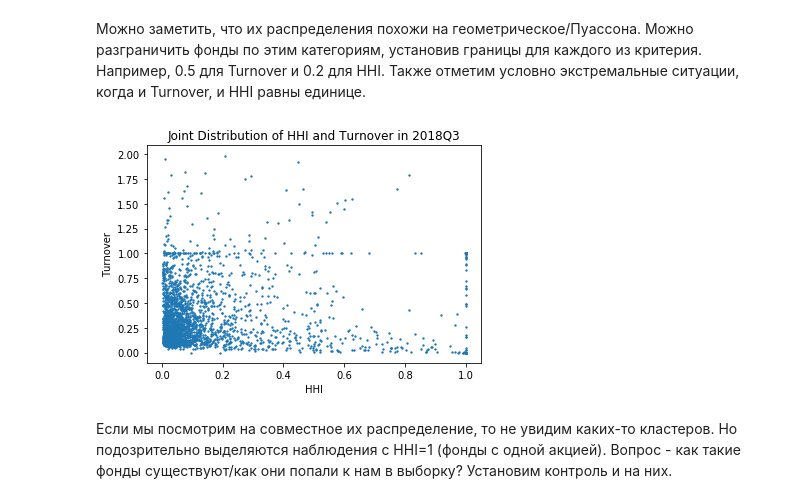
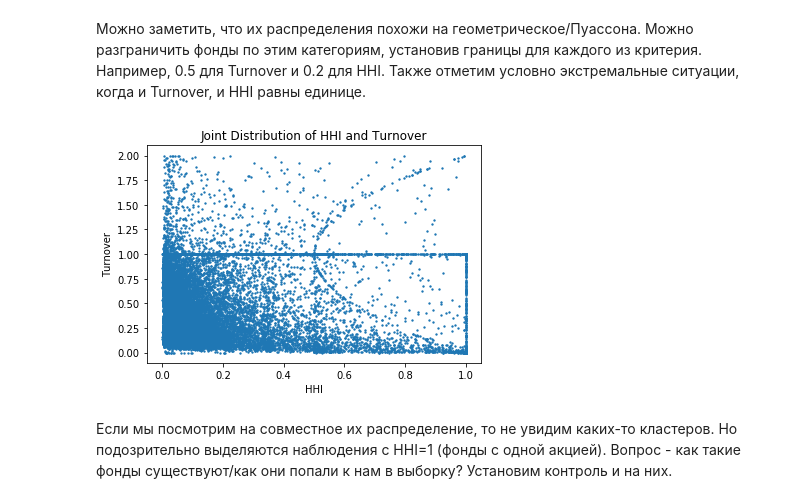
Before and after one commit to romankop/Coursework-3rd-Year, a Jupyter notebook: F13 Data.ipynb, the cells around one changed output. Saved outputs shown, nothing was run; the diff lists cells and outputs as text; code cells hidden in the pictures.

```diff
--- a/F13 Data.ipynb
+++ b/F13 Data.ipynb
@@ -310,11 +326,12 @@ for ax in axs.flat:
 Теперь создам дополнительные регрессоры.
 # %%
 final_df = final_df.merge(funds_value, on=['cik', 'period'], how='left', suffixes=('', '_fund'))
-# Доля тикера в активах фонда поквартально
-final_df['ticker_share'] = final_df.market_value / final_df.market_value_fund
 # Логарифмирую ценность фонда как всякую денежную величину
 final_df['log_value_fund'] = np.log(final_df.market_value_fund)
 # Создаю индикаторные переменные, указывающие на принадлежность фонда к весовой категории
+final_df['value_cat'] = pd.cut(final_df.market_value_fund, [0, low_value, high_value, final_df.market_value_fund.max()],
+                              labels=['low', 'med', 'high'])
+
 final_df['low_value'] = final_df.market_value_fund.le(low_value)
 final_df['high_value'] = final_df.market_value_fund.ge(high_value)
 final_df['med_value'] = ~(final_df['low_value'] + final_df['high_value'])
@@ -439,0 +375,26 @@ Index(['cik', 'period', 'ticker_id', 'conformed_submission_type', 'shares',
+# %%
+%%time
+
+final_df['close_lag_1'] = final_df.close.shift(periods=1). \
+                                          where((final_df.object == final_df.object.shift(periods=1)) &
+                                                (final_df.quarter_sum.diff(periods=1) == 1))
+
+final_df['shares_lag_1'] = final_df.shares.shift(periods=1). \
+                                          where((final_df.object == final_df.object.shift(periods=1)) &
+                                                (final_df.quarter_sum.diff(periods=1) == 1))
+
+final_df['net_changes'] = final_df.close_lag_1 * (final_df.shares - final_df.shares_lag_1) \
+                                                            / final_df.market_value_fund_lag_1
+
+net_changes = final_df.groupby(by=['period', 'cik']).agg({'net_changes': lambda x: x.abs().sum(min_count=1)}).reset_index()
+
+final_df = final_df.merge(net_changes, on=['period', 'cik'], how='left', suffixes=('', '_abs_sum'))
+
+final_df['pct_in_change'] = final_df.net_changes.div(final_df.net_changes_abs_sum.add(1e-20), axis = 0)
+
+# Создаю предсказываю переменную и её лаги
+for lag in range(1, num_lags + 1):
+
+    final_df['pct_in_change' + '_' + str(lag)] = final_df.pct_in_change.shift(periods=lag). \
+                                              where((final_df.object == final_df.object.shift(periods=lag)) &
+                                                    (final_df.quarter_sum.diff(periods=lag) == lag))
@@ -447,8 +449,14 @@ Index(['cik', 'period', 'ticker_id', 'conformed_submission_type', 'shares',
 Считаю такие классные и потрясающие (реально же) метрики как turnover и индекс Херфиндаля-Хиршмана (HHI) для того, чтобы разграничить фонды по типам инвестирования и проводить контроль по ним.
 # %% [markdown]
 Сначала вычислю turnover.
+# %%
+final_df['ticker_share'] = final_df.market_value.div(final_df.market_value_fund, axis=0)
+
+final_df['ticker_share_lag_1'] = final_df.ticker_share.shift(periods=1). \
+                                          where((final_df.object == final_df.object.shift(periods=1)) &
+                                                (final_df.quarter_sum.diff(periods=1) == 1)).fillna(0)
 # %%
-turnover = final_df.fillna(0).groupby(['period', 'cik']) \
+turnover = final_df.groupby(['period', 'cik']) \
             .apply(lambda x: np.abs(x['ticker_share'] - x['ticker_share_lag_1']).sum()).reset_index()
 turnover.rename(columns={0: 'turnover'}, inplace=True)
 turnover.head()
@@ -490,12 +498,12 @@ axs[1].set(xlabel='HHI', ylabel='Density');
 # %% [markdown]
 Можно заметить, что их распределения похожи на геометрическое/Пуассона. Можно разграничить фонды по этим категориям, установив границы для каждого из критерия. Например, 0.5 для Turnover и 0.2 для HHI. Также отметим условно экстремальные ситуации, когда и Turnover, и HHI равны единице.
 # %%
-pl.scatter(hhi[hhi.period == final_df.period.max()].hhi, turnover[turnover.period == final_df.period.max()].turnover, s=1.8);
+pl.scatter(hhi.hhi, turnover.turnover, s=1.8);
 pl.xlabel('HHI');
 pl.ylabel('Turnover');
-pl.title('Joint Distribution of HHI and Turnover in ' + str(final_df.period.max()));
+pl.title('Joint Distribution of HHI and Turnover');
 # %% [output]
-[figure, old version]
+[figure, new version]
 # %% [markdown]
 Если мы посмотрим на совместное их распределение, то не увидим каких-то кластеров. Но подозрительно выделяются наблюдения с HHI=1 (фонды с одной акцией). Вопрос - как такие фонды существуют/как они попали к нам в выборку? Установим контроль и на них.
 # %% [markdown]
```
Also changed, not shown: parts of 114 cells of this notebook.
